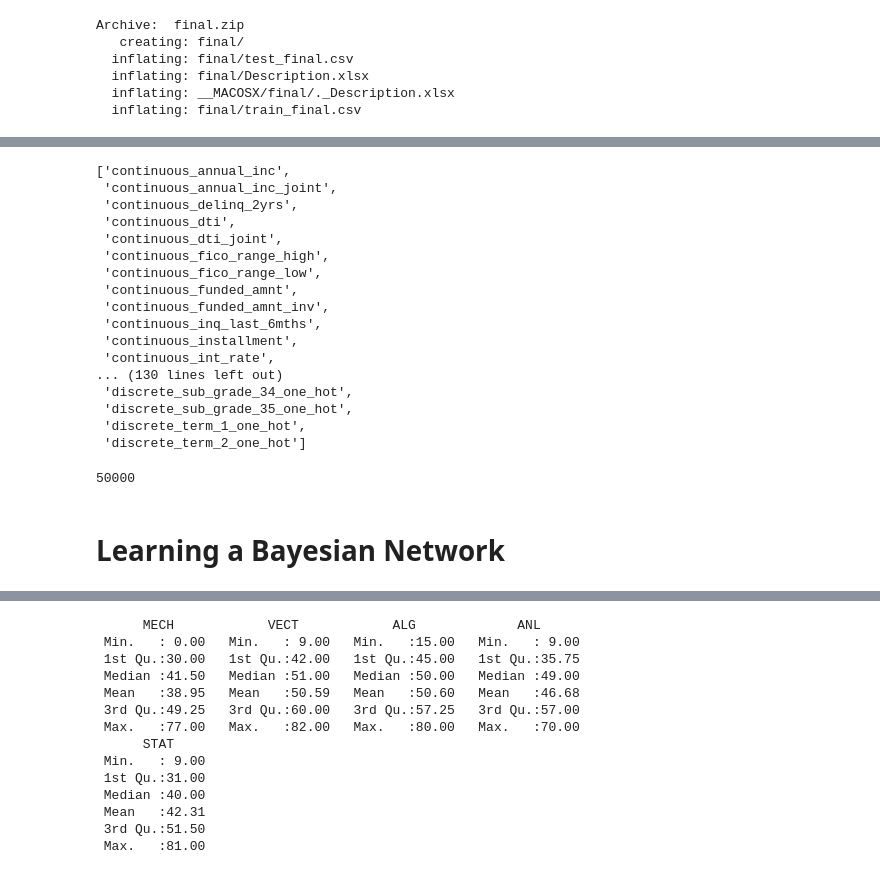
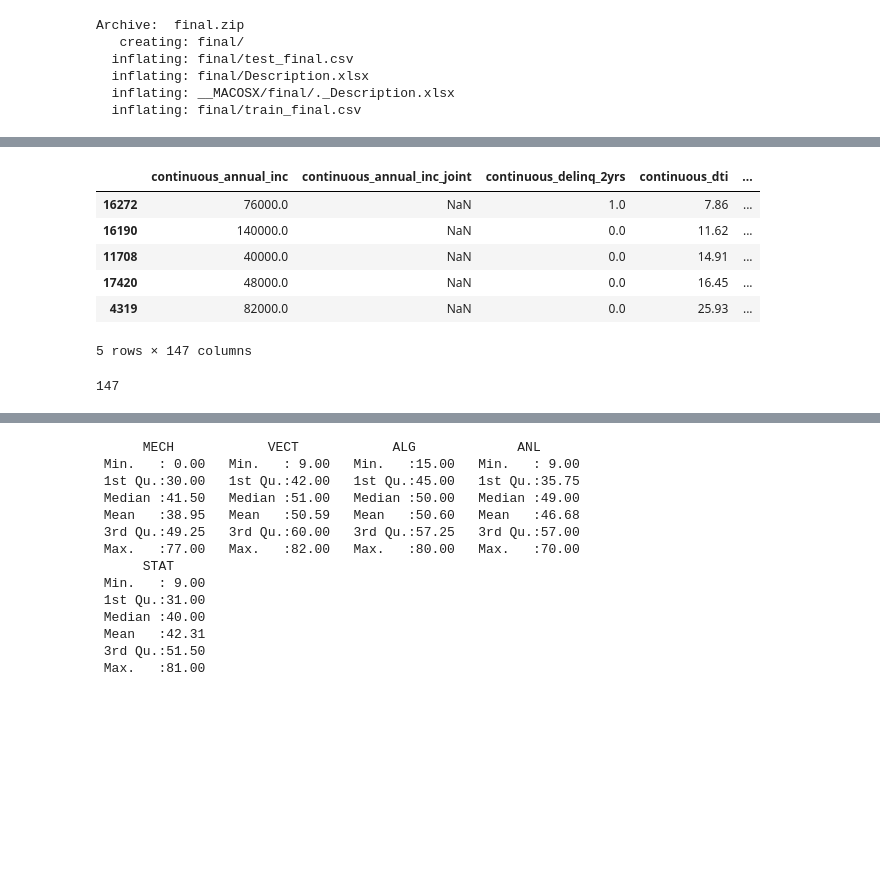
Before and after one commit to rwbfd/geek-training-camp, a Jupyter notebook: chap07/geek_bang_chap07.ipynb, the cells around one changed output, grey strips where cells are left out. Saved outputs shown, nothing was run; the diff lists cells and outputs as text; code cells hidden in the pictures; blank space fills up the shorter version.

```diff
--- a/chap07/geek_bang_chap07.ipynb
+++ b/chap07/geek_bang_chap07.ipynb
@@ -35,0 +104,2 @@ test = pd.read_csv("final/test_final.csv", engine='python')
+# %%
+train_new = train.sample(frac=1)
@@ -35,0 +116,10 @@ test = pd.read_csv("final/test_final.csv", engine='python')
+# %%
+train_new.head()
+# %% [output]
+|  | continuous_annual_inc | continuous_annual_inc_joint | continuous_delinq_2yrs | continuous_dti | ... |
+| 16272 | 76000.0 | NaN | 1.0 | 7.86 | ... |
+| 16190 | 140000.0 | NaN | 0.0 | 11.62 | ... |
+| 11708 | 40000.0 | NaN | 0.0 | 14.91 | ... |
+| 17420 | 48000.0 | NaN | 0.0 | 16.45 | ... |
+| 4319 | 82000.0 | NaN | 0.0 | 25.93 | ... |
+5 rows × 147 columns
@@ -36,26 +128,4 @@ test = pd.read_csv("final/test_final.csv", engine='python')
 # %%
-train.columns.to_list()
+len(train_new.columns.to_list())
 # %% [output]
-['continuous_annual_inc',
- 'continuous_annual_inc_joint',
- 'continuous_delinq_2yrs',
- 'continuous_dti',
- 'continuous_dti_joint',
- 'continuous_fico_range_high',
- 'continuous_fico_range_low',
- 'continuous_funded_amnt',
- 'continuous_funded_amnt_inv',
- 'continuous_inq_last_6mths',
- 'continuous_installment',
- 'continuous_int_rate',
-... (130 lines left out)
- 'discrete_sub_grade_34_one_hot',
- 'discrete_sub_grade_35_one_hot',
- 'discrete_term_1_one_hot',
- 'discrete_term_2_one_hot']
+147
-# %%
-train.shape[0]
-# %% [output]
-50000
-# %% [markdown]
-# Learning a Bayesian Network
```
Also changed, not shown: parts of 30 cells of this notebook, 2 other files.
